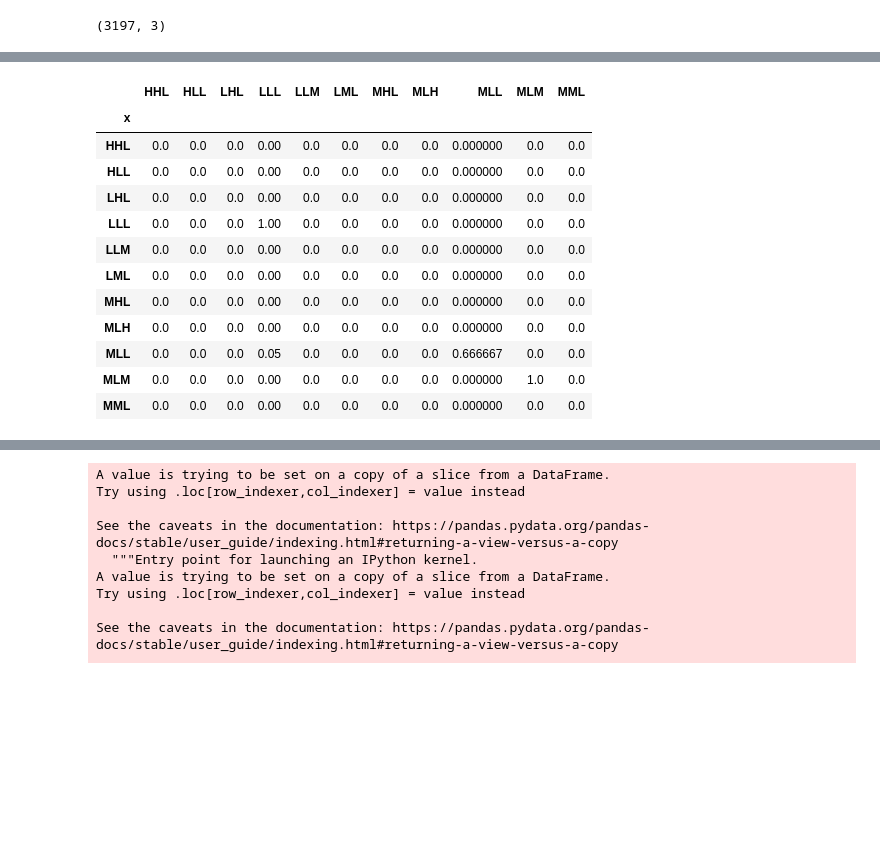
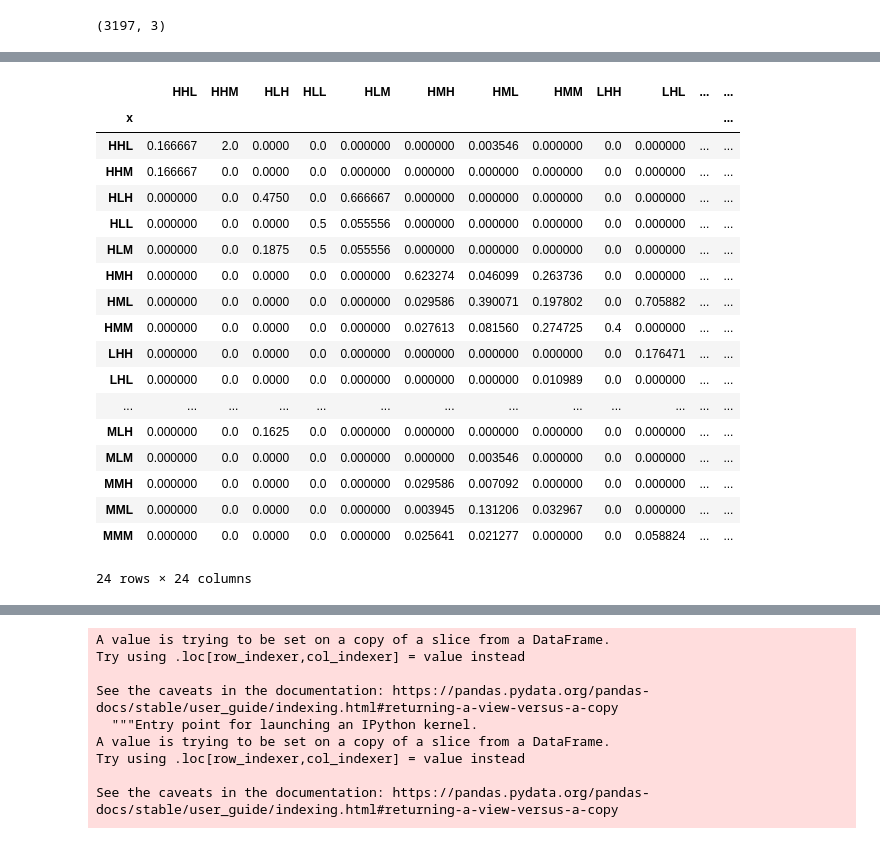
Before and after one commit to AmatyaRakshasa/TDICapstone, a Jupyter notebook: Main Capstone Testing-checkpoint.ipynb, the cells around one changed output, grey strips where cells are left out. Cells and saved outputs as stored; diff of their text form; code cells hidden in the pictures; blank space fills up the shorter version.

```diff
--- a/Main Capstone Testing-checkpoint.ipynb
+++ b/Main Capstone Testing-checkpoint.ipynb
@@ -305,5 +458,3 @@ Index(['Unnamed: 0', 'ID', 'Region', 'income', 'IDA', 'FCY', 'FCM', 'type',
        'CurrAccBal', 'IndustryValAdd', 'TotalReserves', 'Age',
        'Time Remaining on Contract', 'new status 3', 'new status 4'],
       dtype='object')
-# %%
-main_df3_large_0516_small   = main_df3_large_0516_small.drop(['Unnamed: 0','Segment', 'TIGS','bid_crit','PRS'],axis=1)
@@ -314,3 +461,5 @@ main_df3_large_0516_small.shape
+# %%
+main_df3_large_0516_small = main_df3_large_0516_small.drop_duplicates()
 # %%
 main_df3_large_0516_small['SystBankCrisis'] = main_df3_large_0516_small['SystBankCrisis'].fillna(0)
 main_df3_large_0516_small['CurrCrisis'] = main_df3_large_0516_small['CurrCrisis'].fillna(0)
@@ -1428,3 +1671,5 @@ X_sm_test2.apply(lambda x: np.where(x < 0,np.nan,x))
 | 3 | NaN | 1.0 | 2.0 | 3.0 | 4.0 | NaN | NaN | NaN | NaN | 123.0 | 234.0 | ... |
 | 4 | 5.0 | 6.0 | NaN | NaN | NaN | NaN | NaN | NaN | 11.0 | 22.0 | NaN | ... |
 | 5 | NaN | NaN | NaN | NaN | NaN | NaN | NaN | 3.673512 | NaN | NaN | NaN | ... |
+# %%
+MMC_train_ID = MMC_train_ID.drop_duplicates()
@@ -2004,7 +2774,7 @@ len(unique_patterns_c1)
 # %%
 # create two data sets - won/not won
-compressed_set_pos_c1 = compressed_set_c1[compressed_set_c1['new status 4']==1][['ID', 'Event_Pattern']]
+compressed_set_pos_c1 = compressed_set_c1[compressed_set_c1['new status 4']==1][['level_0', 'Event_Pattern']]
 print(compressed_set_pos_c1.shape)
-compressed_set_neg_c1 = compressed_set_c1[compressed_set_c1['new status 4']==0][['ID', 'Event_Pattern']]
+compressed_set_neg_c1 = compressed_set_c1[compressed_set_c1['new status 4']==0][['level_0', 'Event_Pattern']]
 print(compressed_set_neg_c1.shape)
 # %% [output]
@@ -2038,19 +2808,26 @@ grid_pos_c1
 # %%
 grid_neg_c1.fillna(0)
+grid_pos_c1.fillna(0)
 # %% [output]
-|  | HHL | HLL | LHL | LLL | LLM | LML | MHL | MLH | MLL | MLM | MML |
-| x |  |  |  |  |  |  |  |  |  |  |  |
-| HHL | 0.0 | 0.0 | 0.0 | 0.00 | 0.0 | 0.0 | 0.0 | 0.0 | 0.000000 | 0.0 | 0.0 |
-| HLL | 0.0 | 0.0 | 0.0 | 0.00 | 0.0 | 0.0 | 0.0 | 0.0 | 0.000000 | 0.0 | 0.0 |
-| LHL | 0.0 | 0.0 | 0.0 | 0.00 | 0.0 | 0.0 | 0.0 | 0.0 | 0.000000 | 0.0 | 0.0 |
-| LLL | 0.0 | 0.0 | 0.0 | 1.00 | 0.0 | 0.0 | 0.0 | 0.0 | 0.000000 | 0.0 | 0.0 |
-| LLM | 0.0 | 0.0 | 0.0 | 0.00 | 0.0 | 0.0 | 0.0 | 0.0 | 0.000000 | 0.0 | 0.0 |
-| LML | 0.0 | 0.0 | 0.0 | 0.00 | 0.0 | 0.0 | 0.0 | 0.0 | 0.000000 | 0.0 | 0.0 |
-| MHL | 0.0 | 0.0 | 0.0 | 0.00 | 0.0 | 0.0 | 0.0 | 0.0 | 0.000000 | 0.0 | 0.0 |
-| MLH | 0.0 | 0.0 | 0.0 | 0.00 | 0.0 | 0.0 | 0.0 | 0.0 | 0.000000 | 0.0 | 0.0 |
-| MLL | 0.0 | 0.0 | 0.0 | 0.05 | 0.0 | 0.0 | 0.0 | 0.0 | 0.666667 | 0.0 | 0.0 |
-| MLM | 0.0 | 0.0 | 0.0 | 0.00 | 0.0 | 0.0 | 0.0 | 0.0 | 0.000000 | 1.0 | 0.0 |
-| MML | 0.0 | 0.0 | 0.0 | 0.00 | 0.0 | 0.0 | 0.0 | 0.0 | 0.000000 | 0.0 | 0.0 |
+|  | HHL | HHM | HLH | HLL | HLM | HMH | HML | HMM | LHH | LHL | ... | ... |
+| x |  |  |  |  |  |  |  |  |  |  |  | ... |
+| HHL | 0.166667 | 2.0 | 0.0000 | 0.0 | 0.000000 | 0.000000 | 0.003546 | 0.000000 | 0.0 | 0.000000 | ... | ... |
+| HHM | 0.166667 | 0.0 | 0.0000 | 0.0 | 0.000000 | 0.000000 | 0.000000 | 0.000000 | 0.0 | 0.000000 | ... | ... |
+| HLH | 0.000000 | 0.0 | 0.4750 | 0.0 | 0.666667 | 0.000000 | 0.000000 | 0.000000 | 0.0 | 0.000000 | ... | ... |
+| HLL | 0.000000 | 0.0 | 0.0000 | 0.5 | 0.055556 | 0.000000 | 0.000000 | 0.000000 | 0.0 | 0.000000 | ... | ... |
+| HLM | 0.000000 | 0.0 | 0.1875 | 0.5 | 0.055556 | 0.000000 | 0.000000 | 0.000000 | 0.0 | 0.000000 | ... | ... |
+| HMH | 0.000000 | 0.0 | 0.0000 | 0.0 | 0.000000 | 0.623274 | 0.046099 | 0.263736 | 0.0 | 0.000000 | ... | ... |
+| HML | 0.000000 | 0.0 | 0.0000 | 0.0 | 0.000000 | 0.029586 | 0.390071 | 0.197802 | 0.0 | 0.705882 | ... | ... |
+| HMM | 0.000000 | 0.0 | 0.0000 | 0.0 | 0.000000 | 0.027613 | 0.081560 | 0.274725 | 0.4 | 0.000000 | ... | ... |
+| LHH | 0.000000 | 0.0 | 0.0000 | 0.0 | 0.000000 | 0.000000 | 0.000000 | 0.000000 | 0.0 | 0.176471 | ... | ... |
+| LHL | 0.000000 | 0.0 | 0.0000 | 0.0 | 0.000000 | 0.000000 | 0.000000 | 0.010989 | 0.0 | 0.000000 | ... | ... |
+| ... | ... | ... | ... | ... | ... | ... | ... | ... | ... | ... | ... | ... |
+| MLH | 0.000000 | 0.0 | 0.1625 | 0.0 | 0.000000 | 0.000000 | 0.000000 | 0.000000 | 0.0 | 0.000000 | ... | ... |
+| MLM | 0.000000 | 0.0 | 0.0000 | 0.0 | 0.000000 | 0.000000 | 0.003546 | 0.000000 | 0.0 | 0.000000 | ... | ... |
+| MMH | 0.000000 | 0.0 | 0.0000 | 0.0 | 0.000000 | 0.029586 | 0.007092 | 0.000000 | 0.0 | 0.000000 | ... | ... |
+| MML | 0.000000 | 0.0 | 0.0000 | 0.0 | 0.000000 | 0.003945 | 0.131206 | 0.032967 | 0.0 | 0.000000 | ... | ... |
+| MMM | 0.000000 | 0.0 | 0.0000 | 0.0 | 0.000000 | 0.025641 | 0.021277 | 0.000000 | 0.0 | 0.058824 | ... | ... |
+24 rows × 24 columns
 # %%
 def safe_log(x,y):
    try:
```
Also changed, not shown: parts of 154 cells of this notebook.
